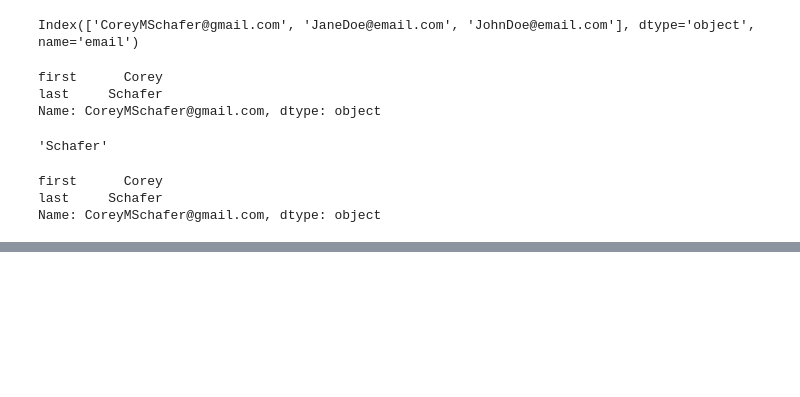
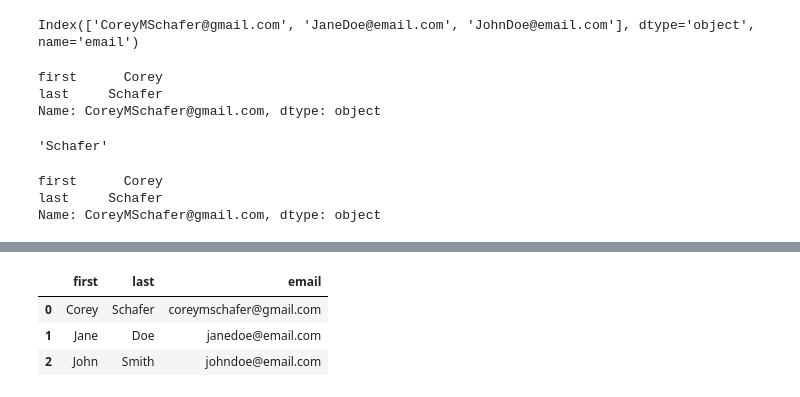
Before and after one commit to sakhawath19/Python, a Jupyter notebook: pandas/pandas_and_dict.ipynb, the cells around one changed output, grey strips where cells are left out. Drawn from its saved outputs; the diff is of its cells as text; code cells hidden in the pictures; blank space fills up the shorter version.

```diff
--- a/pandas/pandas_and_dict.ipynb
+++ b/pandas/pandas_and_dict.ipynb
@@ -168,0 +304,2 @@ Name: CoreyMSchafer@gmail.com, dtype: object
+# %%
+df.at[2, 'last'] = 'Doe'        # Same as loc
@@ -168,0 +323,4 @@ Name: CoreyMSchafer@gmail.com, dtype: object
+# %%
+filt = (df['email'] == 'JohnDoe@email.com')
+
+df.loc[filt, 'last'] = 'Smith'                 # USE THIS METHOD to update data
@@ -168,0 +343,9 @@ Name: CoreyMSchafer@gmail.com, dtype: object
+# %%
+df['email'] = df['email'].str.lower()
+# %%
+df
+# %% [output]
+|  | first | last | email |
+| 0 | Corey | Schafer | coreymschafer@gmail.com |
+| 1 | Jane | Doe | janedoe@email.com |
+| 2 | John | Smith | johndoe@email.com |
```
Also changed, not shown: parts of 59 cells of this notebook.
